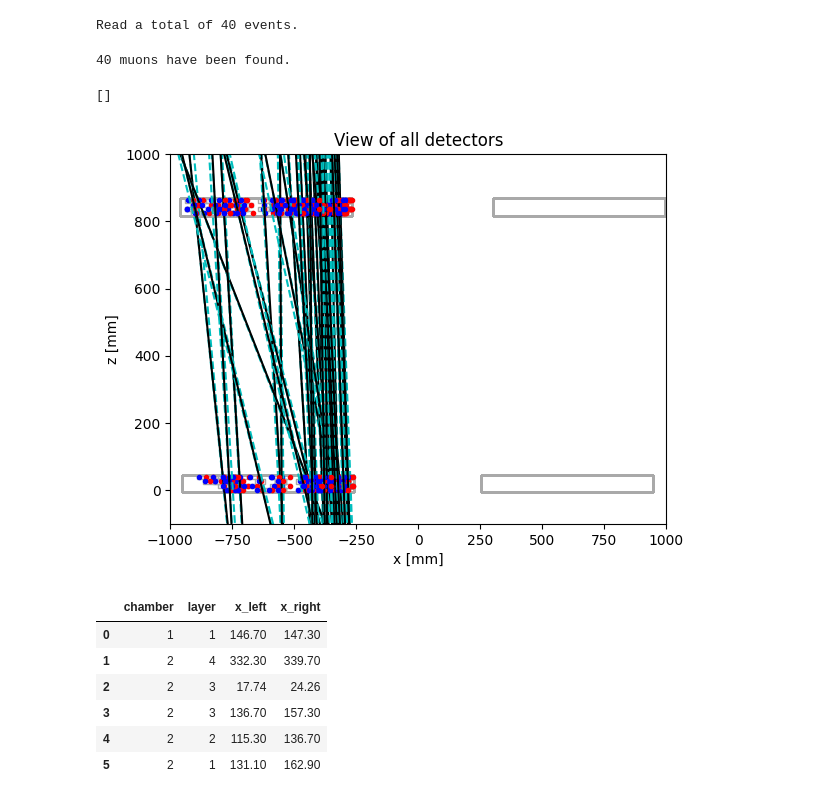
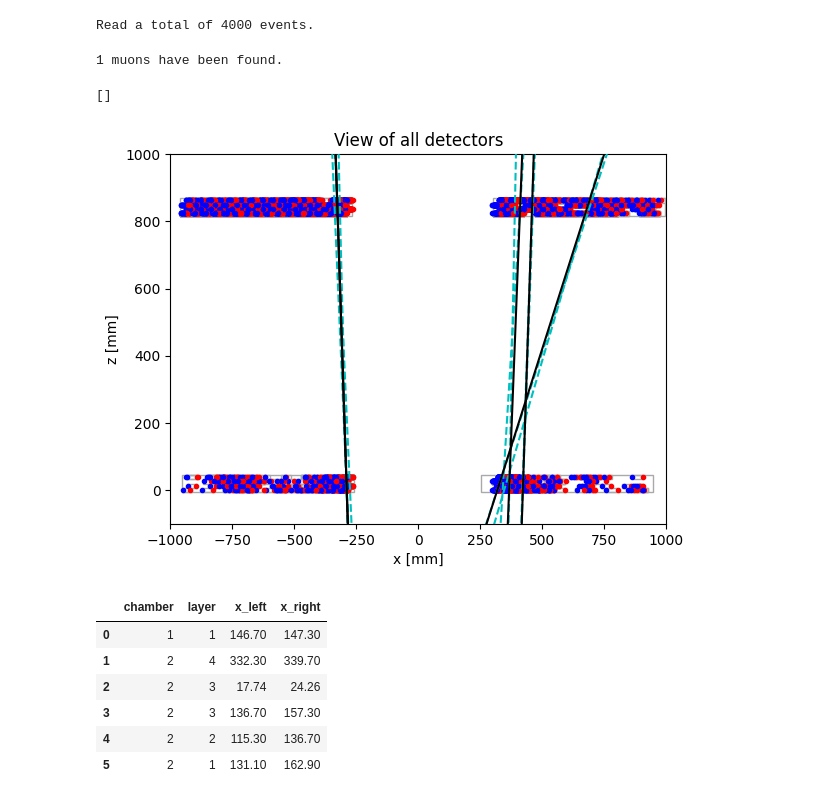
Before and after one commit to amirhrst/racking-muons-with-4-Drift-Tubes-chambers-setup, a Jupyter notebook: main.ipynb, the cells around one changed output. Drawn from its saved outputs; the diff is of its cells as text; code cells hidden in the pictures.

Commit message:
Enabled bilateral fit, started finetuning parameters

```diff
--- a/main.ipynb
+++ b/main.ipynb
@@ -219,6 +220,6 @@ def event_plot(event: pd.DataFrame, ax: matplotlib.axes.Axes, detector: int = 4,
     return event
 # %%
 #Max deflection of the muon in degrees (360°)
-MAX_ANGLE_DIFF = 1
-MAX_ANGLE_LOC_GLOB = 1
+MAX_ANGLE_DIFF = 5
+MAX_ANGLE_LOC_GLOB = 2
 # %%
@@ -338,38 +344,65 @@ def fits(event: pd.DataFrame, ax: matplotlib.axes.Axes, global_flag: bool = True
 
     return 0
 # %%
-# data = load_data("data/Run000331")
-data = load_data("outputs", output=True)
+# Specify the FOLDER to get the txt files from.
+path = "data/Run000331"
+
+
+# Physics runs start with 0003. This requirement may change depending on future naming rules.
+physics_run = False
+if "0003" in path: physics_run = True
+
+data = load_data(path)[:4000]
+# data = load_data("outputs", output=True)
 print(f"Read a total of {len(data)} events.")
 # %% [output]
-Read a total of 40 events.
+Read a total of 4000 events.
 # %%
 fig, ax = plt.subplots()
-detectors_to_fit = (2,3)
-data_filtered = []
-data_final = []
+draw_big_rectangles(ax)
+
+detectors_to_fit = (0,1)
+data_filtered, data_final = [], []
 n_muons = 0
 
+
+# Physics runs and Calibration runs are different: the first requires hits on both couple of detectors, the second focuses one couple only
+if physics_run:
+    # Needs to have at least 3 hits on each detector, otherwise it's a useless event
+    # for point in data:
+    #     hits_per_layer = [len(point[point["chamber"] == chamber]) for chamber in [0,1,2,3]]
+    #     if not all(x>3 for x in hits_per_layer):
+
+    # Clean data to have only events with at least 3 hits on each detector
+    data_filtered = [point for point in data if all(x>2 for x in [len(point[point["chamber"] == chamber].index) for chamber in [0,1,2,3]])]
+    detectors_to_fit = [(0,1), (2,3)]
+
 #Filter data points and get only hits from the couple (2,3) or (0,1)
-for point in data:
-    single = point[(point["chamber"] == detectors_to_fit[0]) | (point["chamber"] == detectors_to_fit[1])]
-    data_filtered.append(single)
-
+else:
+    for point in data:
+        single = point[(point["chamber"] == detectors_to_fit[0]) | (point["chamber"] == detectors_to_fit[1])]
+        data_filtered.append(single)
+    detectors_to_fit = [detectors_to_fit]
 
 #Take single event from filtered ones
 for event in data_filtered:
+
     event_modified = event_plot(event, ax, 4, zoom=True)
-    found_muon = fits(event_modified, ax, global_flag=True)
+
+    found_muon = 1
+    for couple in detectors_to_fit:
+        found_muon *= fits(event_modified, ax, couple = couple, global_flag=True)
+
     n_muons += found_muon
     if found_muon:
         data_final.append(event)
 
 print(f"{n_muons} muons have been found.")
 plt.plot()
 # %% [output]
-40 muons have been found.
+1 muons have been found.
 []
-[figure, old version]
+[figure, new version]
 # %%
 data[1228]
 # %% [output]
```
Also changed, not shown: parts of 4 cells of this notebook.
